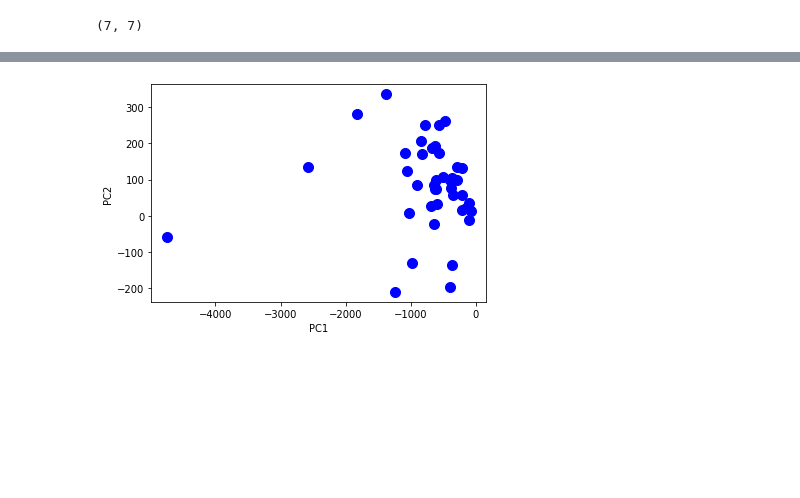
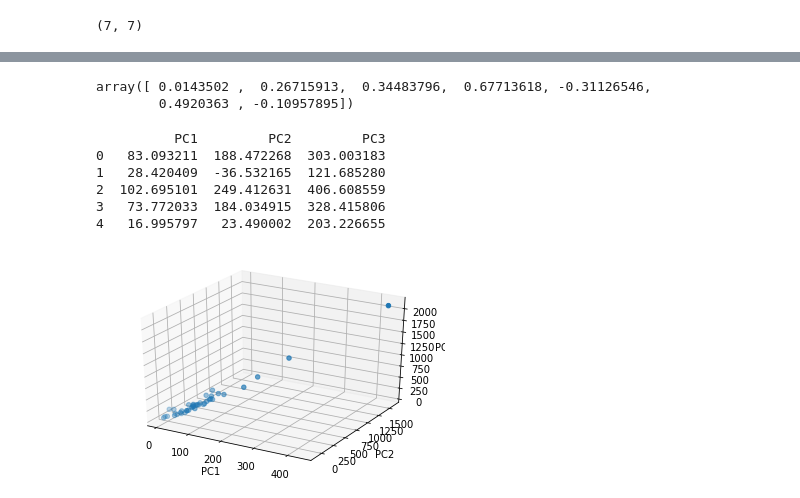
Before and after one commit to kmanoj94/CS809, a Jupyter notebook: PCA.ipynb, the cells around one changed output, grey strips where cells are left out. Drawn from its saved outputs; the diff is of its cells as text; code cells hidden in the pictures; blank space fills up the shorter version.

```diff
--- a/PCA.ipynb
+++ b/PCA.ipynb
@@ -84,7 +84,7 @@ PRECIP-DAY  0.369564  0.131829  0.042083  ...  0.164106   0.496097    1.000000
 (7, 7)
 # %%
 #finding eigen values and eigen vectors
-eig_values, eig_vectors = np.linalg.eig(cov_matrix)
+eig_values, eig_vectors = np.linalg.eig(corr_matrix)
 # %%
 #eigen vector 7x7 matrix
 print('Eigenvectors \n%s' %eig_vectors)
@@ -156,7 +135,34 @@ result.head(41)
-# %%
-#scatterd plot of pca
-import matplotlib.pyplot as plt
-ax1 = result.plot.scatter(x='PC1',y='PC2',s=100,c='blue')
-plt.show()
-# %% [output]
-[figure, removed]
+# %%
+eig_vectors.T[6]
+# %% [output]
+array([ 0.0143502 ,  0.26715913,  0.34483796,  0.67713618, -0.31126546,
+        0.4920363 , -0.10957895])
+# %%
+Projected_X = Data.dot(eig_vectors.T[4])
+Projected_y = Data.dot(eig_vectors.T[5])
+Projected_z = Data.dot(eig_vectors.T[6])
+result=pd.DataFrame(Projected_X,columns=['PC1'])
+result['PC2']=Projected_y
+result['PC3']=Projected_z
+dataframe=result
+print(dataframe.head())
+# %% [output]
+          PC1         PC2         PC3
+0   83.093211  188.472268  303.003183
+1   28.420409  -36.532165  121.685280
+2  102.695101  249.412631  406.608559
+3   73.772033  184.034915  328.415806
+4   16.995797   23.490002  203.226655
+# %%
+import matplotlib.pyplot as plt
+from matplotlib import pyplot
+from mpl_toolkits.mplot3d import Axes3D
+
+ax = plt.figure().gca(projection='3d')
+ax.scatter(dataframe['PC1'], dataframe['PC2'], dataframe['PC3'])
+ax.set_xlabel('PC1')
+ax.set_ylabel('PC2')
+ax.set_zlabel('PC3')
+plt.show()
+# %% [output]
+[figure, added]
```
Also changed, not shown: parts of 11 cells of this notebook.
